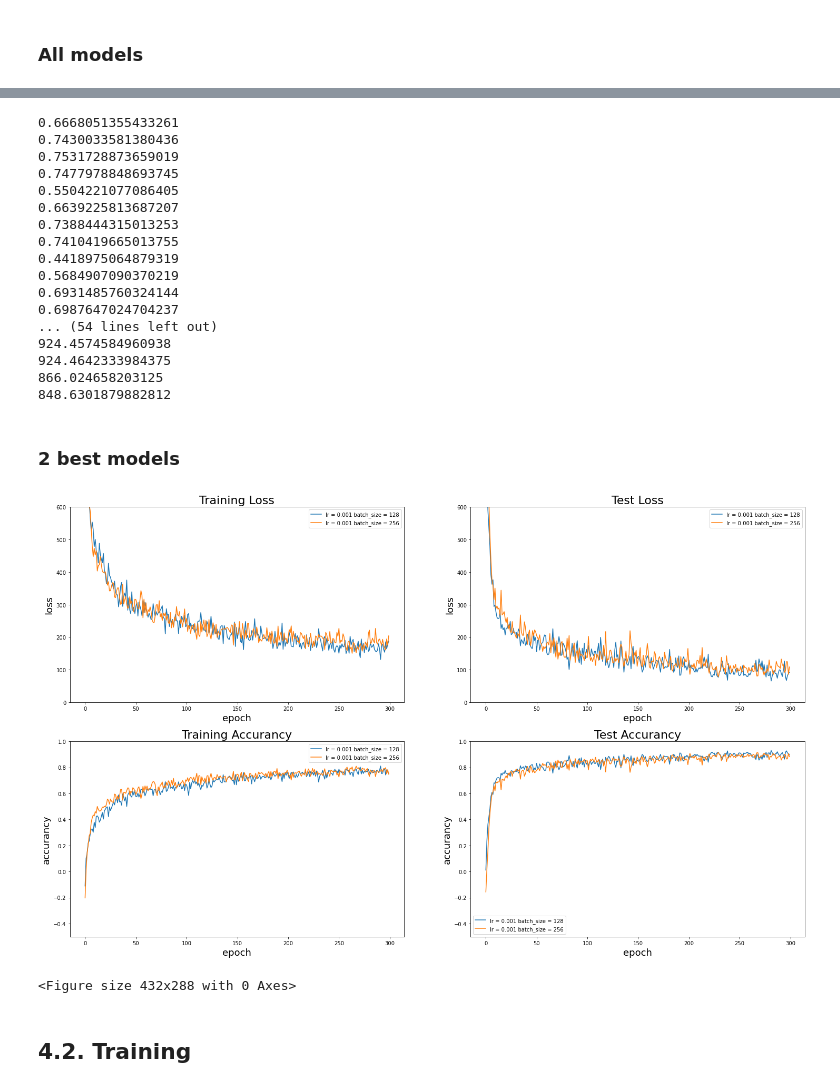
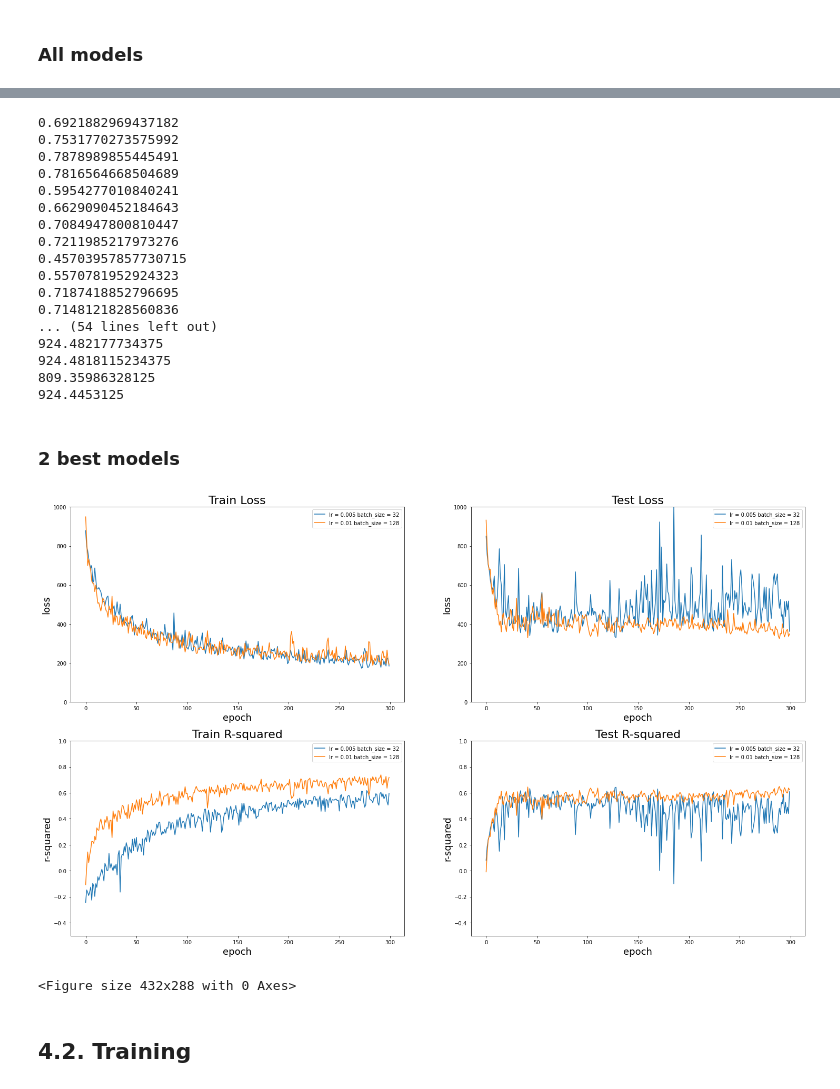
Before and after one commit to JamEwe/ADMET-PrInt, a Jupyter notebook: experiments/caco2_permeability/maccs_FCNN.ipynb, the cells around one changed output, grey strips where cells are left out. Saved outputs shown, nothing was run; the diff lists cells and outputs as text; code cells hidden in the pictures.

```diff
--- a/experiments/caco2_permeability/maccs_FCNN.ipynb
+++ b/experiments/caco2_permeability/maccs_FCNN.ipynb
@@ -49,8 +49,8 @@ df_train_all = pd.concat([df_train, df_valid])
 X_train_all = df_train_all.loc[:, df_train_all.columns != 'permeability']
 y_train_all = df_train_all['permeability']
 
-X_train = df_train_all.loc[:, df_train_all.columns != 'permeability']
-y_train = df_train_all['permeability']
+X_train = df_train.loc[:, df_train.columns != 'permeability']
+y_train = df_train['permeability']
 
 X_test = df_test.loc[:, df_test.columns != 'permeability']
 y_test = df_test['permeability']
@@ -239,7 +239,7 @@ def plot_all(ax, data_list):
 
 figure, ((ax1, ax2), (ax3, ax4)) = plt.subplots(2, 2,figsize=(25,15))
 plt.figure(figsize=(25,15))
-ax1.set_title("Training Loss", fontsize=22)
+ax1.set_title("Train Loss", fontsize=22)
 plot_all(ax1, train_losses_all)
 ax1.set_xlabel("epoch", fontsize=18)
 ax1.set_ylabel("Loss", fontsize=18)
@@ -253,17 +253,17 @@ ax2.set_ylabel("Loss", fontsize=18)
 ax2.legend()
 ax2.set_ylim([0, 1200])
 
-ax3.set_title("Training Accurancy", fontsize=22)
+ax3.set_title("Train R-squared", fontsize=22)
 plot_all(ax3, train_accs_all)
 ax3.set_xlabel("epoch", fontsize=18)
-ax3.set_ylabel("accurancy", fontsize=18)
+ax3.set_ylabel("r-squared", fontsize=18)
 ax3.legend()
 ax3.set_ylim([-1.5,1])
 
-ax4.set_title("Test Accurancy", fontsize=22)
+ax4.set_title("Test R-squared", fontsize=22)
 plot_all(ax4, test_accs_all)
 ax4.set_xlabel("epoch", fontsize=18)
-ax4.set_ylabel("accurancy", fontsize=18)
+ax4.set_ylabel("r-squared", fontsize=18)
 ax4.legend()
 ax4.set_ylim([-1.5,1])
 
@@ -290,62 +290,62 @@ print("___________________\n")
 for data in test_losses_all:
     print(data[-1])
 # %% [output]
-0.6668051355433261
-0.7430033581380436
-0.7531728873659019
-0.7477978848693745
-0.5504221077086405
-0.6639225813687207
-0.7388444315013253
-0.7410419665013755
-0.4418975064879319
-0.5684907090370219
-0.6931485760324144
-0.6987647024704237
+0.6921882969437182
+0.7531770273575992
+0.7878989855445491
+0.7816564668504689
+0.5954277010840241
+0.6629090452184643
+0.7084947800810447
+0.7211985217973276
+0.45703957857730715
+0.5570781952924323
+0.7187418852796695
+0.7148121828560836
 ... (54 lines left out)
-924.4574584960938
-924.4642333984375
-866.024658203125
-848.6301879882812
+924.482177734375
+924.4818115234375
+809.35986328125
+924.4453125
 # %% [markdown]
 ### 2 best models
 # %%
 figure, ((ax1, ax2), (ax3, ax4)) = plt.subplots(2, 2,figsize=(25,15))
 plt.figure()
-ax1.set_title("Training Loss", fontsize=22)
-ax1.plot(train_losses_all[2],label="lr = 0.001 batch_size = 128")
-ax1.plot(train_losses_all[3],label="lr = 0.001 batch_size = 256")
+ax1.set_title("Train Loss", fontsize=22)
+ax1.plot(train_losses_all[4],label="lr = 0.005 batch_size = 32")
+ax1.plot(train_losses_all[10],label="lr = 0.01 batch_size = 128")
 ax1.set_xlabel("epoch", fontsize=18)
 ax1.set_ylabel("loss", fontsize=18)
 ax1.legend()
-ax1.set_ylim([0, 600])
+ax1.set_ylim([0, 1000])
 
 ax2.set_title("Test Loss", fontsize=22)
-ax2.plot(test_losses_all[2],label="lr = 0.001 batch_size = 128")
-ax2.plot(test_losses_all[3],label="lr = 0.001 batch_size = 256")
+ax2.plot(test_losses_all[4],label="lr = 0.005 batch_size = 32")
+ax2.plot(test_losses_all[10],label="lr = 0.01 batch_size = 128")
 ax2.set_xlabel("epoch", fontsize=18)
 ax2.set_ylabel("loss", fontsize=18)
 ax2.legend()
-ax2.set_ylim([0, 600])
+ax2.set_ylim([0, 1000])
 
-ax3.set_title("Training Accurancy", fontsize=22)
-ax3.plot(train_accs_all[2],label="lr = 0.001 batch_size = 128")
-ax3.plot(train_accs_all[3],label="lr = 0.001 batch_size = 256")
+ax3.set_title("Train R-squared", fontsize=22)
+ax3.plot(train_accs_all[4],label="lr = 0.005 batch_size = 32")
+ax3.plot(train_accs_all[10],label="lr = 0.01 batch_size = 128")
 ax3.set_xlabel("epoch", fontsize=18)
-ax3.set_ylabel("accurancy", fontsize=18)
+ax3.set_ylabel("r-squared", fontsize=18)
 ax3.legend()
 ax3.set_ylim([-0.5,1])
 
-ax4.set_title("Test Accurancy", fontsize=22)
-ax4.plot(test_accs_all[2],label="lr = 0.001 batch_size = 128")
-ax4.plot(test_accs_all[3],label="lr = 0.001 batch_size = 256")
+ax4.set_title("Test R-squared", fontsize=22)
+ax4.plot(test_accs_all[4],label="lr = 0.005 batch_size = 32")
+ax4.plot(test_accs_all[10],label="lr = 0.01 batch_size = 128")
 ax4.set_xlabel("epoch", fontsize=18)
-ax4.set_ylabel("accurancy", fontsize=18)
+ax4.set_ylabel("r-squared", fontsize=18)
 ax4.legend()
 ax4.set_ylim([-0.5,1])
 plt.show()
 # %% [output]
-[figure, old version]
+[figure, new version]
 <Figure size 432x288 with 0 Axes>
 # %% [markdown]
 ## 4.2. Training
```
Also changed, not shown: parts of 6 cells of this notebook, 2 other files.
